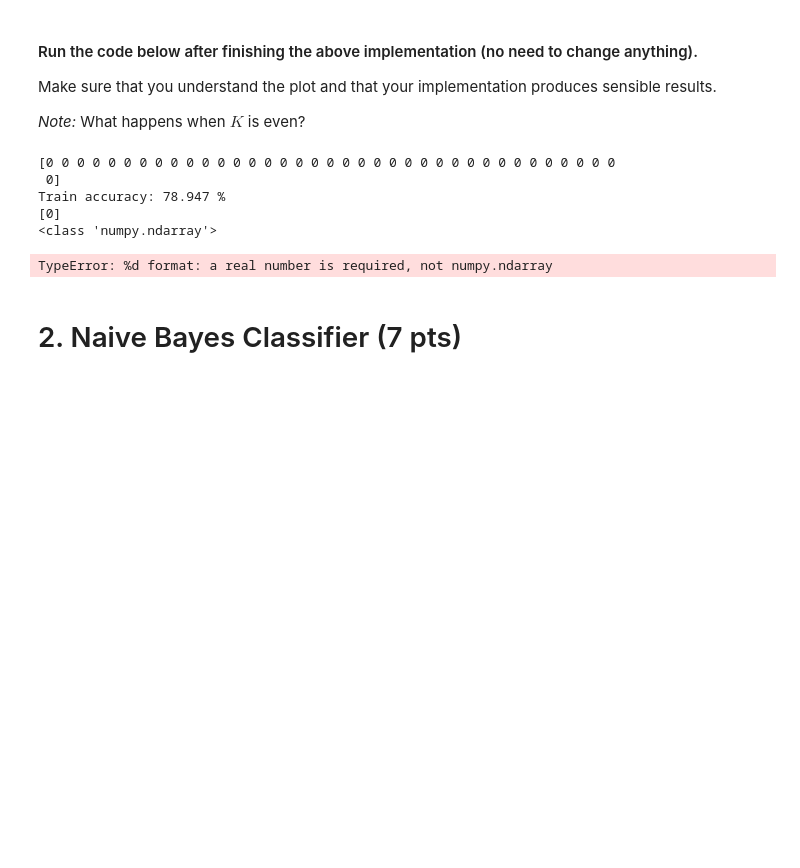
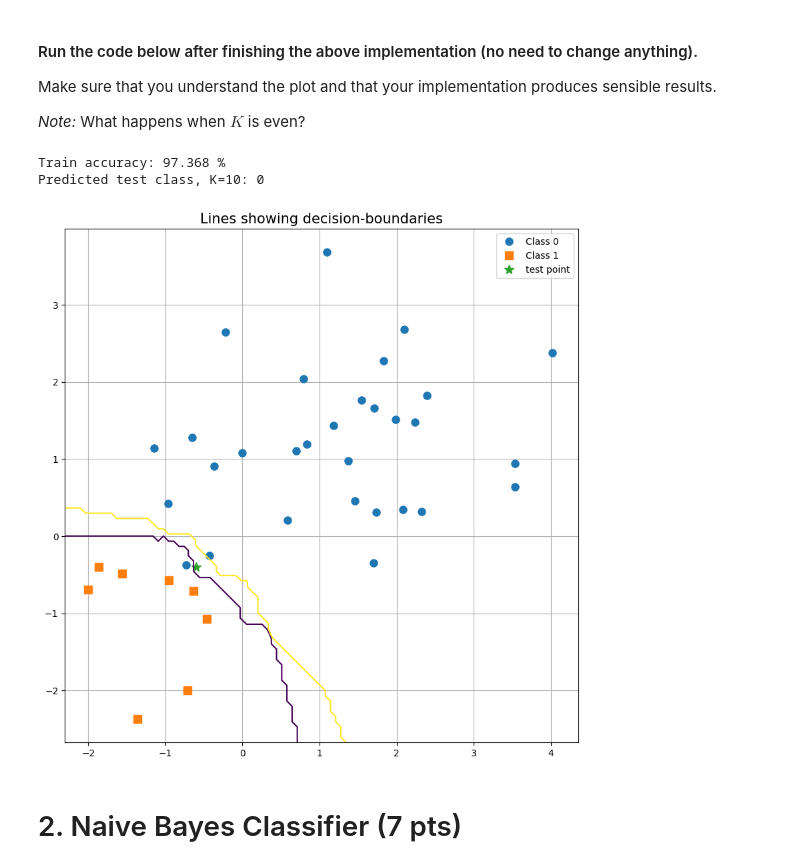
Before and after one commit to AliMousa27/AI-algorithms, a Jupyter notebook: HW2_2026.ipynb, the cells around one changed output. Saved outputs shown, nothing was run; the diff lists cells and outputs as text; code cells hidden in the pictures; blank space fills up the shorter version.

```diff
--- a/HW2_2026.ipynb
+++ b/HW2_2026.ipynb
@@ -191,29 +191,25 @@ Make sure that you understand the plot and that your implementation produces sen
 *Note:* What happens when $K$ is even?
 # %%
 # Parameters (feel free to change)
-K = 3
+K = 10
 
 # Define and train the model
 model = K_Nearest_Neighbors(n_neighbors = K)
 model.fit(X_train, y_train)
 
 # Predictions
 y_pred_train,_ = model.predict(X_train)
 print("Train accuracy: %.3f %%" %(np.mean(y_pred_train == y_train)*100))
 y_pred_test,_ = model.predict(X_test)
-print(type(y_pred_test))
-print("Predicted test class, K=%d: %d" %(K, y_pred_test))
+print("Predicted test class, K=%d: %d" %(K, y_pred_test[0]))
 
 # Plot decision-boundaries
-#fig, ax = plot_data(X_train, y_train, X_test, title = 'Lines showing decision-boundaries')
-#fig, ax = decision_boundary(model, fig, ax, levels=[0.4, 0.6], labels = False)
+fig, ax = plot_data(X_train, y_train, X_test, title = 'Lines showing decision-boundaries')
+fig, ax = decision_boundary(model, fig, ax, levels=[0.4, 0.6], labels = False)
 # %% [output]
-[0 0 0 0 0 0 0 0 0 0 0 0 0 0 0 0 0 0 0 0 0 0 0 0 0 0 0 0 0 0 0 0 0 0 0 0 0
- 0]
-Train accuracy: 78.947 %
-[0]
-<class 'numpy.ndarray'>
+Train accuracy: 97.368 %
+Predicted test class, K=10: 0
-TypeError: %d format: a real number is required, not numpy.ndarray
+[figure, added]
 # %% [markdown]
 # 2. Naive Bayes Classifier (7 pts)
 # %% [markdown]
```
